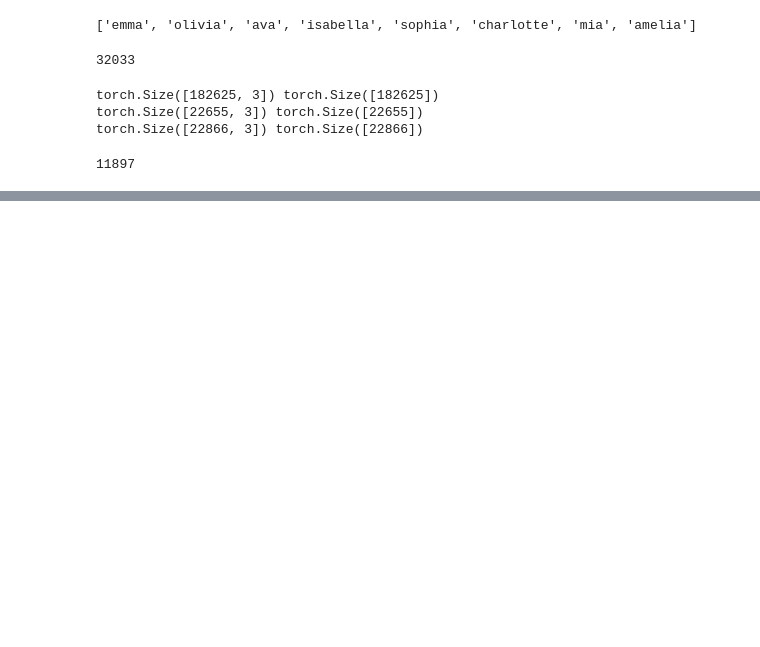
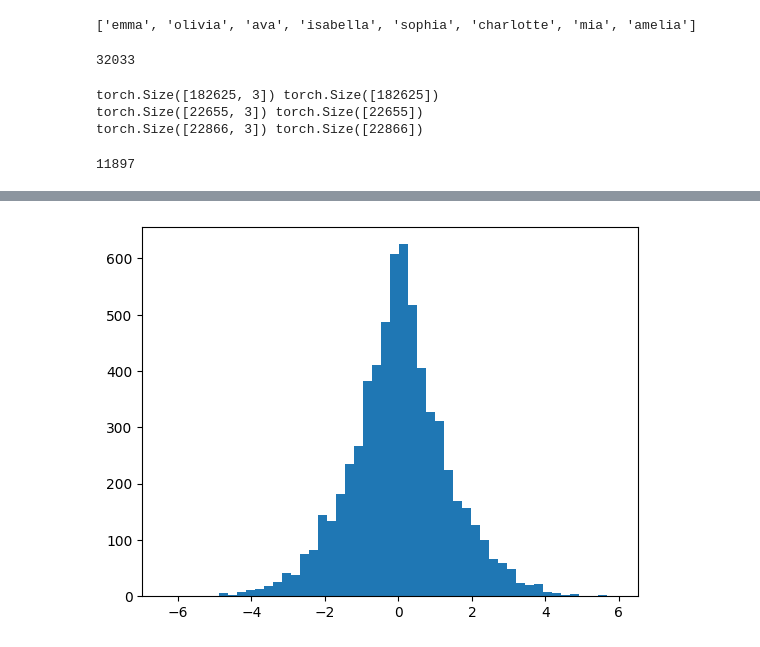
Before and after one commit to ProgrammerAditya36/neural_nets, a Jupyter notebook: makemore-3.ipynb, the cells around one changed output, grey strips where cells are left out. Cells and saved outputs as stored; diff of their text form; code cells hidden in the pictures; blank space fills up the shorter version.

```diff
--- a/makemore-3.ipynb
+++ b/makemore-3.ipynb
@@ -117,0 +123,4 @@ for i in range(max_steps):
+# %%
+plt.hist(hpreact.view(-1).tolist(),50);
+# %% [output]
+[figure, added]
```
Also changed, not shown: parts of 8 cells of this notebook.
